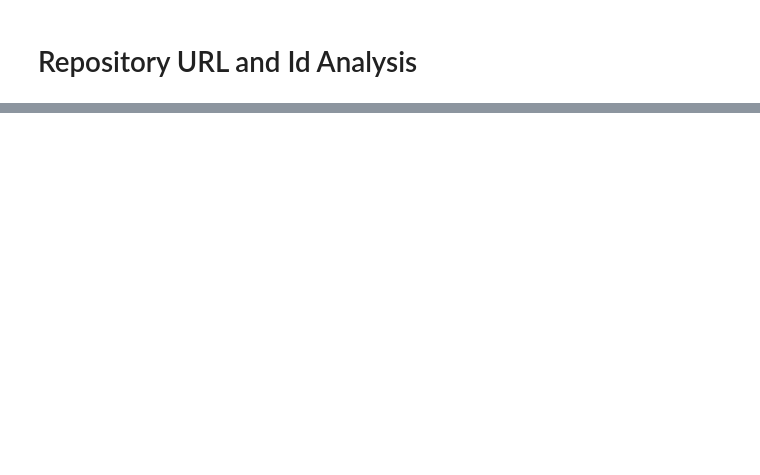
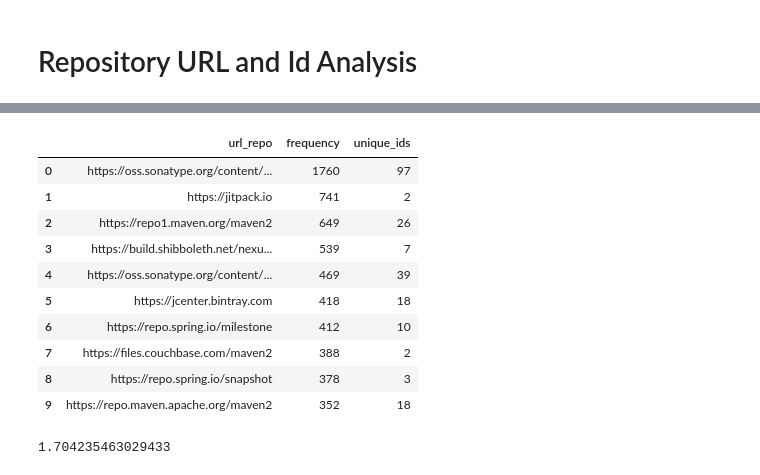
Before and after one commit to JSandifort/MavenReposAnalysis, a Jupyter notebook: maven_repo_analysis.ipynb, the cells around one changed output, grey strips where cells are left out. Cells and saved outputs as stored; diff of their text form; code cells hidden in the pictures; blank space fills up the shorter version.

```diff
--- a/maven_repo_analysis.ipynb
+++ b/maven_repo_analysis.ipynb
@@ -531,3 +612,43 @@ print(f'Correlation: {correlation:.4f}' + '\n' + f'p-value: {p_value:.3f}')
 Average percentage of collisions: 14.76%
 Correlation: 0.6405
 p-value: 0.087
+# %%
+poms_repos_df = all_poms_repos.copy()
+# Removing trailing slashes from the urls
+poms_repos_df['url_repo'] = poms_repos_df['url_repo'].str.rstrip('/')
+# Group by 'url_repo' and calculate the number of unique 'id_repo' for each URL
+unique_ids_per_url = poms_repos_df.groupby('url_repo')['id_repo'].nunique()
+
+# Count the frequency of each URL
+url_counts = poms_repos_df['url_repo'].value_counts()
+
+# Convert the Series to a DataFrame
+url_counts_df = url_counts.reset_index()
+
+# Rename the columns
+url_counts_df.columns = ['url_repo', 'frequency']
+
+# Merge the DataFrame with the Series on 'url_repo'
+result_df = pd.merge(url_counts_df, unique_ids_per_url, on='url_repo')
+
+# Rename the columns
+result_df.columns = ['url_repo', 'frequency', 'unique_ids']
+
+result_df.head(10)
+# %% [output]
+|  | url_repo | frequency | unique_ids |
+| 0 | https://oss.sonatype.org/content/... | 1760 | 97 |
+| 1 | https://jitpack.io | 741 | 2 |
+| 2 | https://repo1.maven.org/maven2 | 649 | 26 |
+| 3 | https://build.shibboleth.net/nexu... | 539 | 7 |
+| 4 | https://oss.sonatype.org/content/... | 469 | 39 |
+| 5 | https://jcenter.bintray.com | 418 | 18 |
+| 6 | https://repo.spring.io/milestone | 412 | 10 |
+| 7 | https://files.couchbase.com/maven2 | 388 | 2 |
+| 8 | https://repo.spring.io/snapshot | 378 | 3 |
+| 9 | https://repo.maven.apache.org/maven2 | 352 | 18 |
+# %%
+average_unique_ids = result_df['unique_ids'].mean()
+average_unique_ids
+# %% [output]
+1.704235463029433
```
Also changed, not shown: parts of 14 cells of this notebook.
